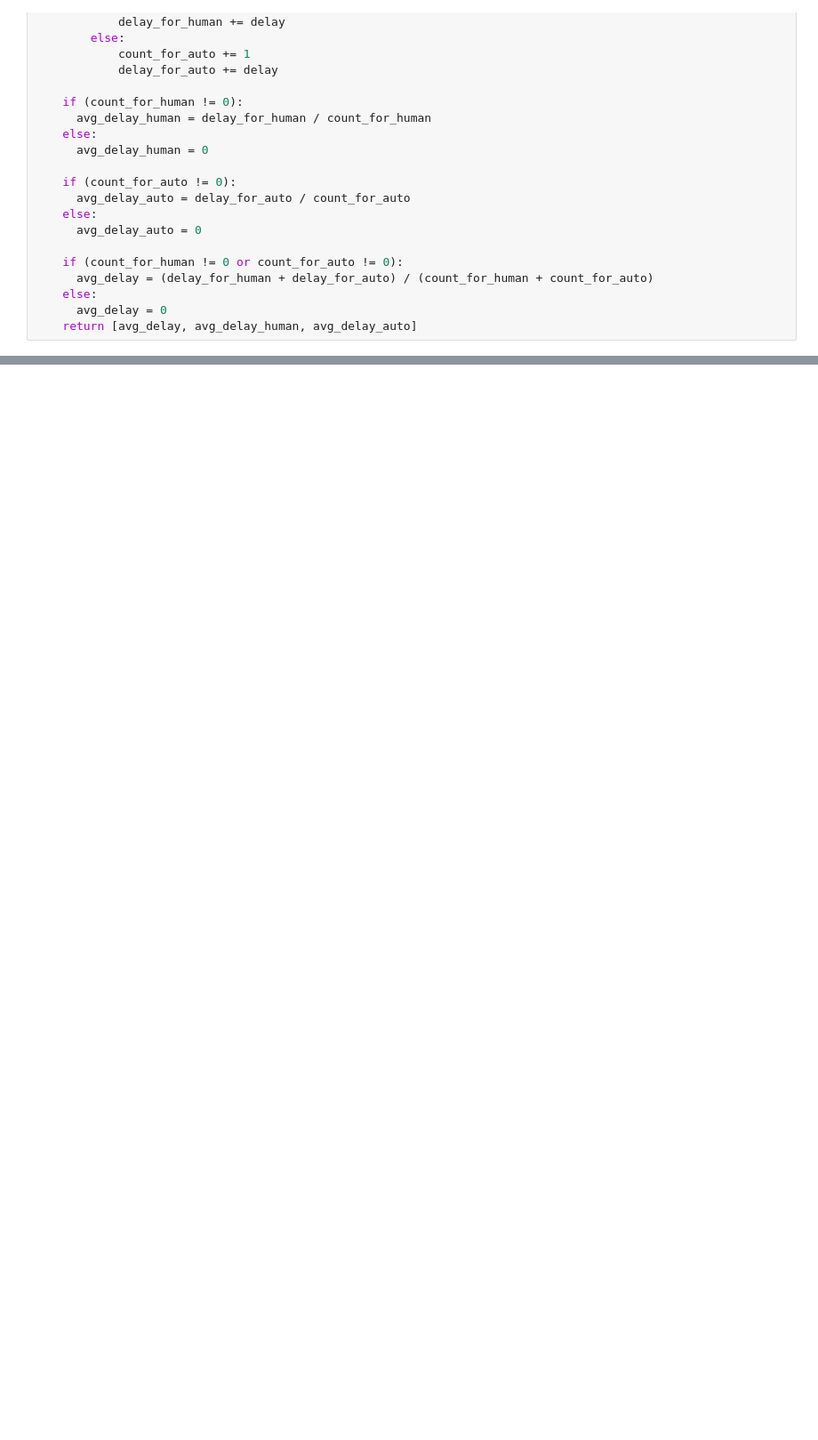
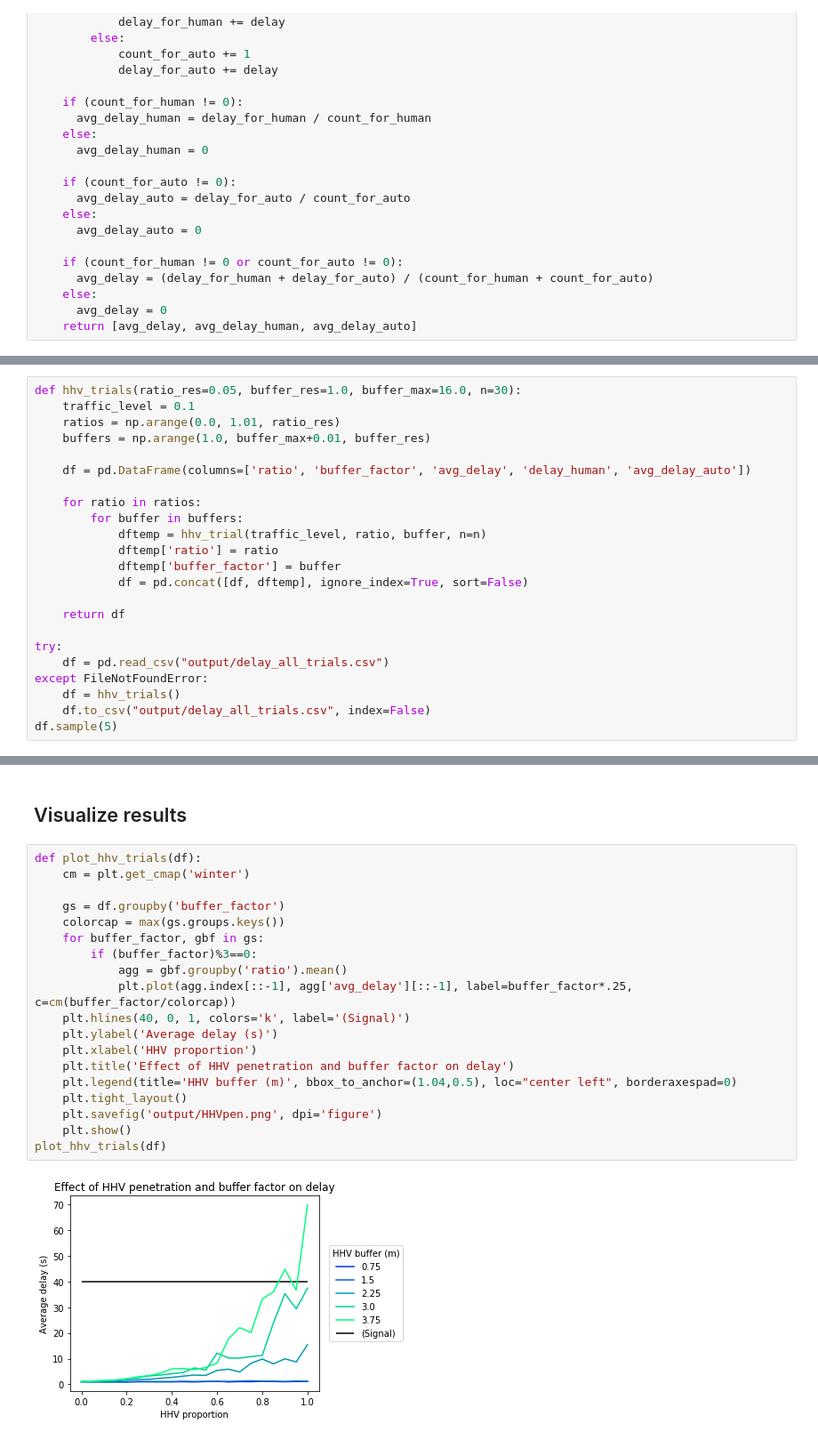
Before and after one commit to spartalab/aim, a Jupyter notebook: hhv_trials.ipynb, the cells around one changed output, grey strips where cells are left out. Shown: that part at 89% size. Drawn from its saved outputs; the diff is of its cells as text; blank space fills up the shorter version.

Commit message:
did HHV trials

```diff
--- a/hhv_trials.ipynb
+++ b/hhv_trials.ipynb
@@ -119,0 +125,23 @@ df.head()
+# %%
+def hhv_trials(ratio_res=0.05, buffer_res=1.0, buffer_max=16.0, n=30):
+    traffic_level = 0.1
+    ratios = np.arange(0.0, 1.01, ratio_res)
+    buffers = np.arange(1.0, buffer_max+0.01, buffer_res)
+
+    df = pd.DataFrame(columns=['ratio', 'buffer_factor', 'avg_delay', 'delay_human', 'avg_delay_auto'])
+
+    for ratio in ratios:
+        for buffer in buffers:
+            dftemp = hhv_trial(traffic_level, ratio, buffer, n=n)
+            dftemp['ratio'] = ratio
+            dftemp['buffer_factor'] = buffer
+            df = pd.concat([df, dftemp], ignore_index=True, sort=False)
+
+    return df
+
+try:
+    df = pd.read_csv("output/delay_all_trials.csv")
+except FileNotFoundError:
+    df = hhv_trials()
+    df.to_csv("output/delay_all_trials.csv", index=False)
+df.sample(5)
@@ -119,0 +155,23 @@ df.head()
+# %% [markdown]
+## Visualize results
+# %%
+def plot_hhv_trials(df):
+    cm = plt.get_cmap('winter')
+
+    gs = df.groupby('buffer_factor')
+    colorcap = max(gs.groups.keys())
+    for buffer_factor, gbf in gs:
+        if (buffer_factor)%3==0:
+            agg = gbf.groupby('ratio').mean()
+            plt.plot(agg.index[::-1], agg['avg_delay'][::-1], label=buffer_factor*.25, c=cm(buffer_factor/colorcap))
+    plt.hlines(40, 0, 1, colors='k', label='(Signal)')
+    plt.ylabel('Average delay (s)')
+    plt.xlabel('HHV proportion')
+    plt.title('Effect of HHV penetration and buffer factor on delay')
+    plt.legend(title='HHV buffer (m)', bbox_to_anchor=(1.04,0.5), loc="center left", borderaxespad=0)
+    plt.tight_layout()
+    plt.savefig('output/HHVpen.png', dpi='figure')
+    plt.show()
+plot_hhv_trials(df)
+# %% [output]
+[figure, added]
```
Also changed, not shown: parts of 8 cells of this notebook, 3 other files.
